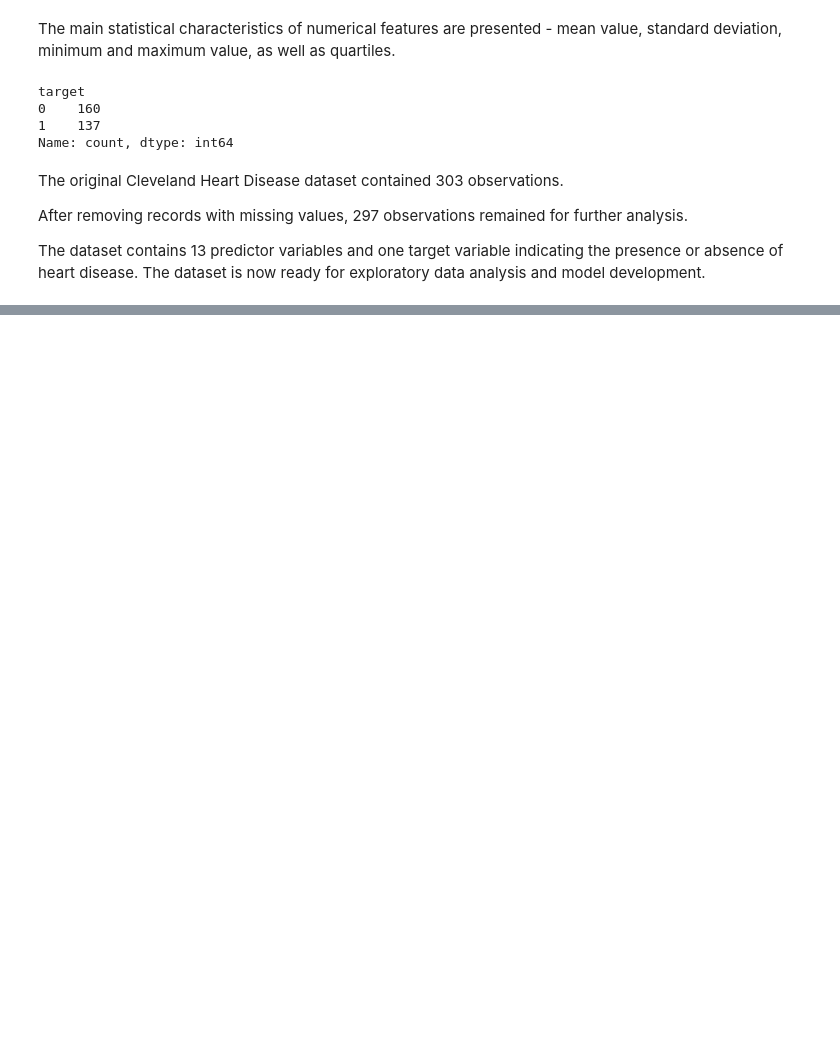
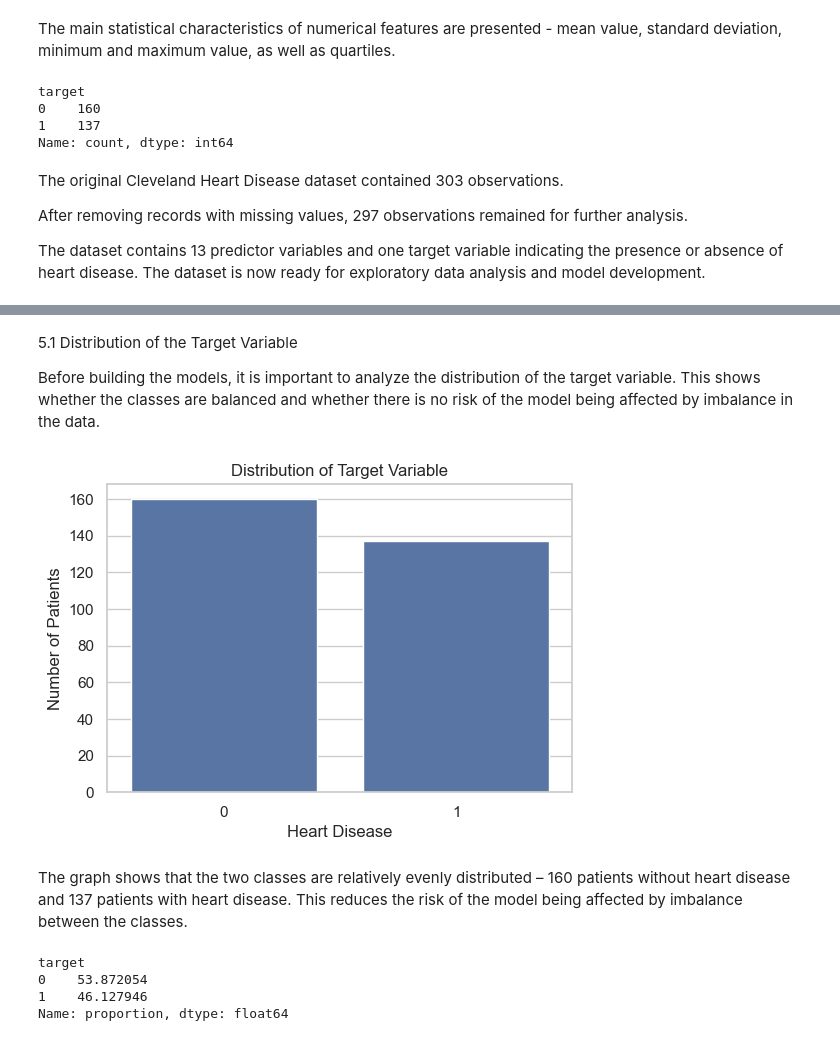
Before and after one commit to DoraGospodinova/ProjectML, a Jupyter notebook: Heart_Disease_Classification.ipynb, the cells around one changed output, grey strips where cells are left out. Drawn from its saved outputs; the diff is of its cells as text; code cells hidden in the pictures; blank space fills up the shorter version.

Commit message:
Target variable distribution

```diff
--- a/Heart_Disease_Classification.ipynb
+++ b/Heart_Disease_Classification.ipynb
@@ -321,0 +334,25 @@ The dataset is now ready for exploratory data analysis and model development.
+# %% [markdown]
+5.1 Distribution of the Target Variable
+
+Before building the models, it is important to analyze the distribution of the target variable. This shows whether the classes are balanced and whether there is no risk of the model being affected by imbalance in the data.
+# %%
+plt.figure(figsize=(6,4))
+
+sns.countplot(x="target", data=df)
+
+plt.title("Distribution of Target Variable")
+plt.xlabel("Heart Disease")
+plt.ylabel("Number of Patients")
+
+plt.show()
+# %% [output]
+[figure, added]
+# %% [markdown]
+The graph shows that the two classes are relatively evenly distributed – 160 patients without heart disease and 137 patients with heart disease. This reduces the risk of the model being affected by imbalance between the classes.
+# %%
+df["target"].value_counts(normalize=True) * 100
+# %% [output]
+target
+0    53.872054
+1    46.127946
+Name: proportion, dtype: float64
```
Also changed, not shown: parts of 2 cells of this notebook.
